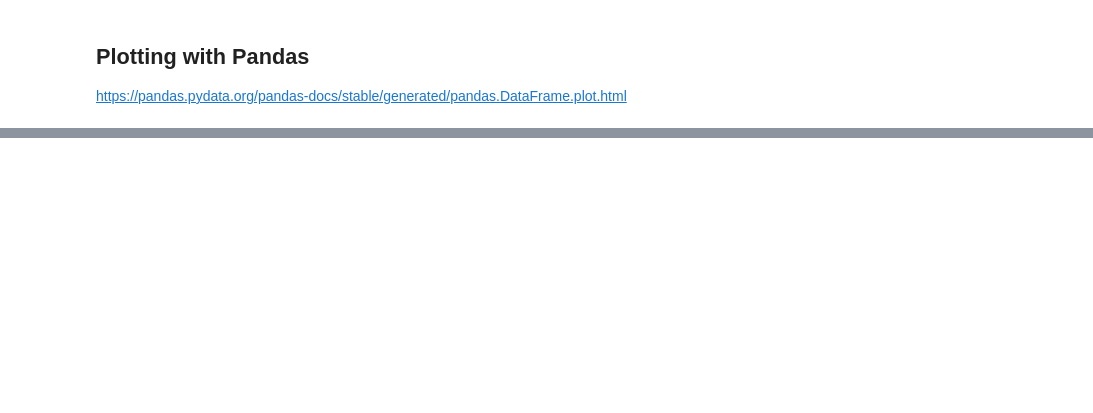
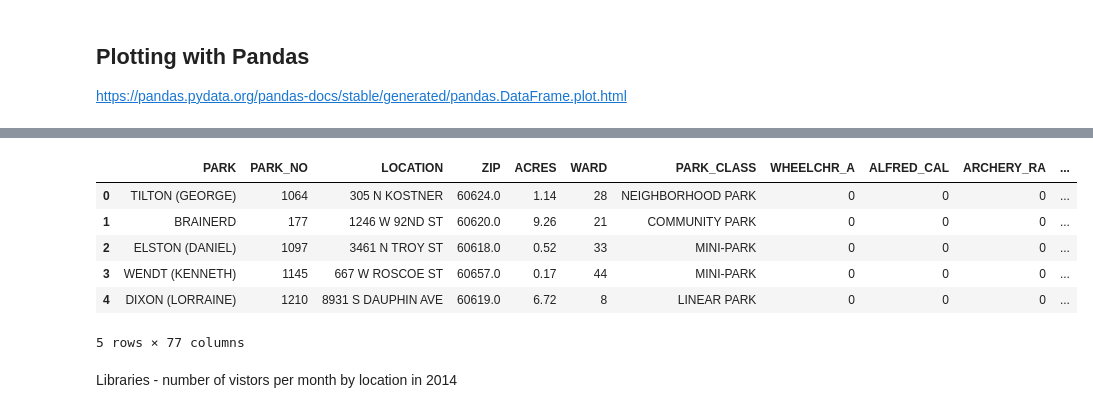
Before and after one commit to vamaral1/brave, a Jupyter notebook: python_workshop.ipynb, the cells around one changed output, grey strips where cells are left out. Saved outputs shown, nothing was run; the diff lists cells and outputs as text; code cells hidden in the pictures; blank space fills up the shorter version.

```diff
--- a/python_workshop.ipynb
+++ b/python_workshop.ipynb
@@ -92,0 +137,2 @@ df["category"].value_counts().plot(kind='barh', title='bar plot', x='category',
+# %%
+parks_df = pd.read_csv(os.path.join("data", "CPD_Parks.csv"))
@@ -92,0 +161,10 @@ df["category"].value_counts().plot(kind='barh', title='bar plot', x='category',
+# %%
+parks_df.head(5)
+# %% [output]
+|  | PARK | PARK_NO | LOCATION | ZIP | ACRES | WARD | PARK_CLASS | WHEELCHR_A | ALFRED_CAL | ARCHERY_RA | ... |
+| 0 | TILTON (GEORGE) | 1064 | 305 N KOSTNER | 60624.0 | 1.14 | 28 | NEIGHBORHOOD PARK | 0 | 0 | 0 | ... |
+| 1 | BRAINERD | 177 | 1246 W 92ND ST | 60620.0 | 9.26 | 21 | COMMUNITY PARK | 0 | 0 | 0 | ... |
+| 2 | ELSTON (DANIEL) | 1097 | 3461 N TROY ST | 60618.0 | 0.52 | 33 | MINI-PARK | 0 | 0 | 0 | ... |
+| 3 | WENDT (KENNETH) | 1145 | 667 W ROSCOE ST | 60657.0 | 0.17 | 44 | MINI-PARK | 0 | 0 | 0 | ... |
+| 4 | DIXON (LORRAINE) | 1210 | 8931 S DAUPHIN AVE | 60619.0 | 6.72 | 8 | LINEAR PARK | 0 | 0 | 0 | ... |
+5 rows × 77 columns
@@ -92,0 +173,2 @@ df["category"].value_counts().plot(kind='barh', title='bar plot', x='category',
+# %% [markdown]
+Libraries - number of vistors per month by location in 2014
```
Also changed, not shown: parts of 28 cells of this notebook.
